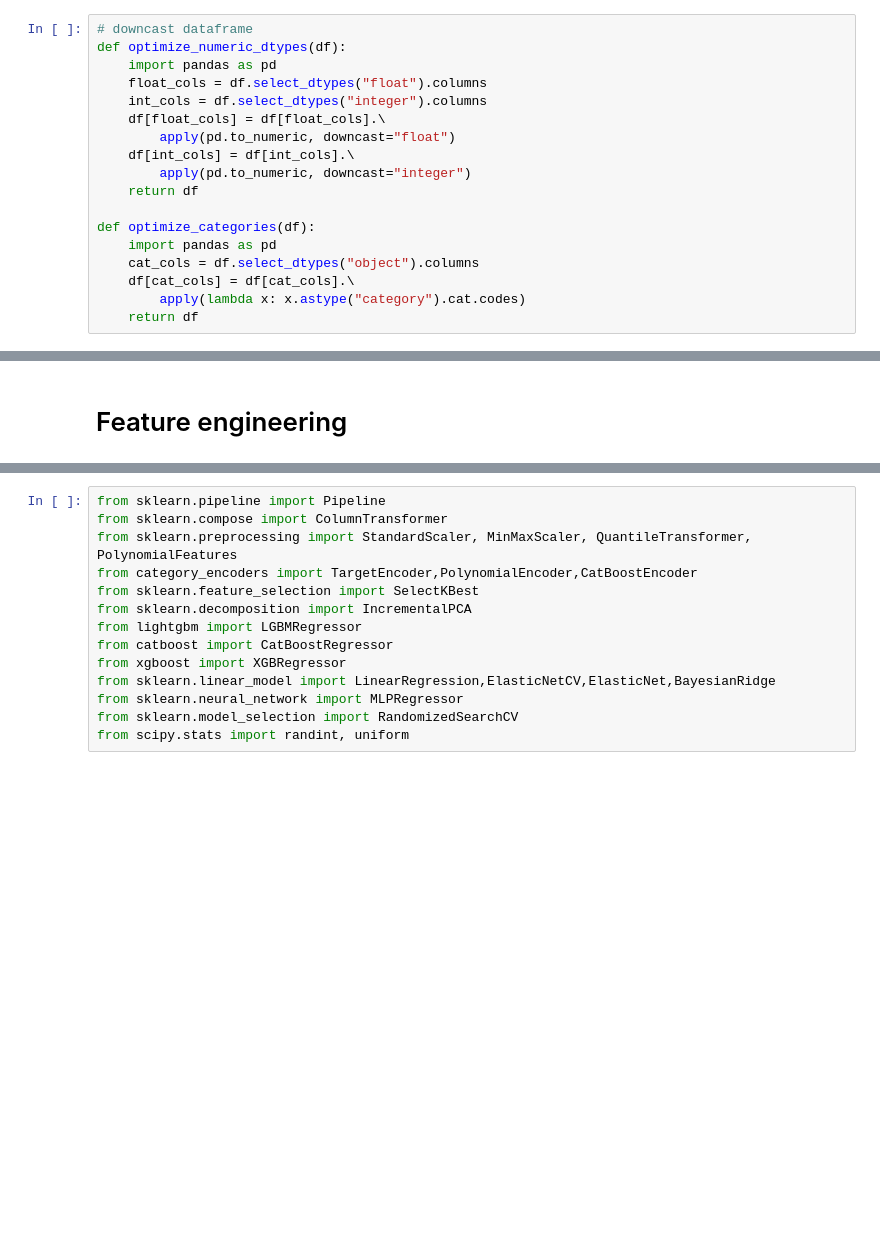
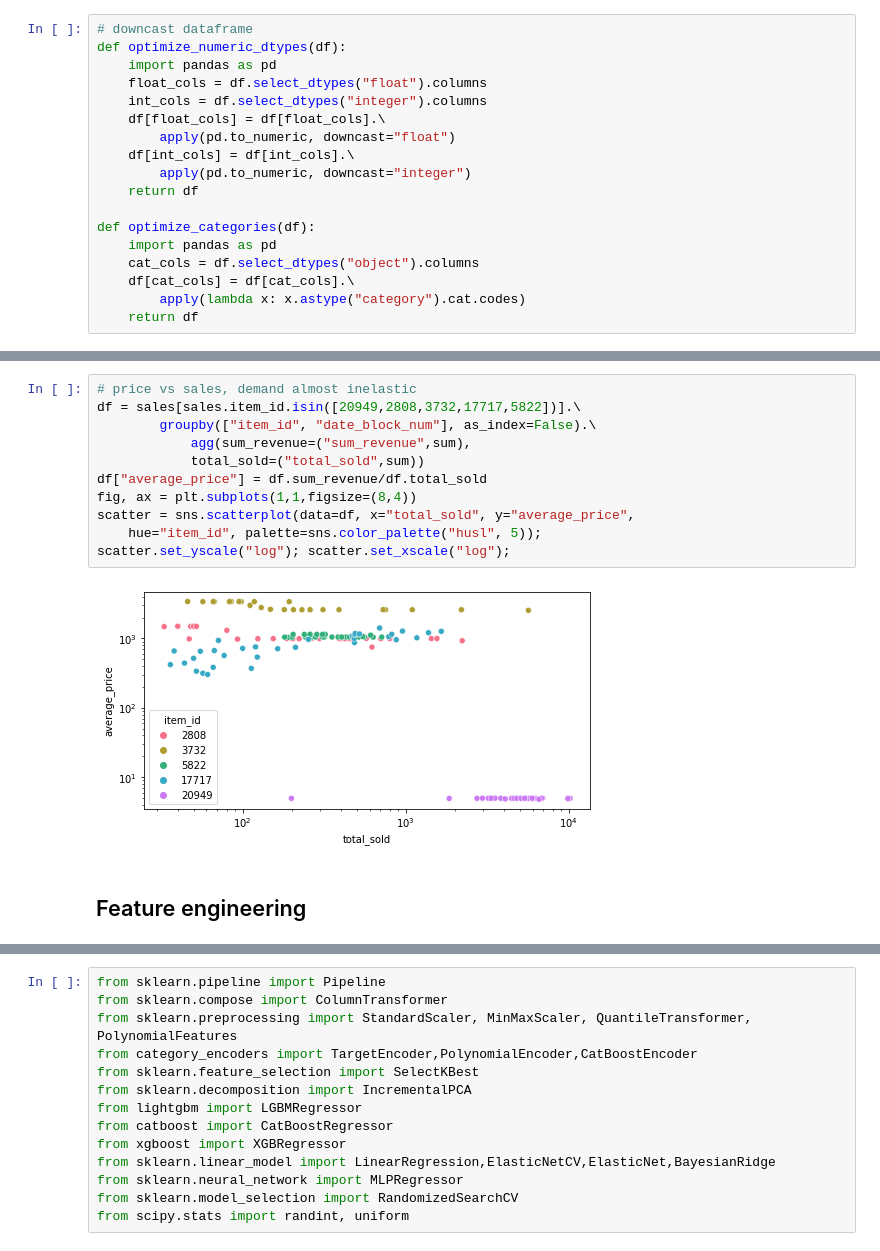
Before and after one commit to fridrichmrtn/hse-advanced-machine-learning, a Jupyter notebook: 02_competitive_data_science/wk06/final_project.ipynb, the cells around one changed output, grey strips where cells are left out. Saved outputs shown, nothing was run; the diff lists cells and outputs as text; blank space fills up the shorter version.

```diff
--- a/02_competitive_data_science/wk06/final_project.ipynb
+++ b/02_competitive_data_science/wk06/final_project.ipynb
@@ -73,3 +144,16 @@ sales.head(3)
+# %%
+# price vs sales, demand almost inelastic
+df = sales[sales.item_id.isin([20949,2808,3732,17717,5822])].\
+        groupby(["item_id", "date_block_num"], as_index=False).\
+            agg(sum_revenue=("sum_revenue",sum),
+            total_sold=("total_sold",sum))
+df["average_price"] = df.sum_revenue/df.total_sold
+fig, ax = plt.subplots(1,1,figsize=(8,4))
+scatter = sns.scatterplot(data=df, x="total_sold", y="average_price",
+    hue="item_id", palette=sns.color_palette("husl", 5));
+scatter.set_yscale("log"); scatter.set_xscale("log");
+# %% [output]
+[figure, added]
 # %% [markdown]
-# Feature engineering
+## Feature engineering
 # %%
```
Also changed, not shown: parts of 29 cells of this notebook, 1 other file.
